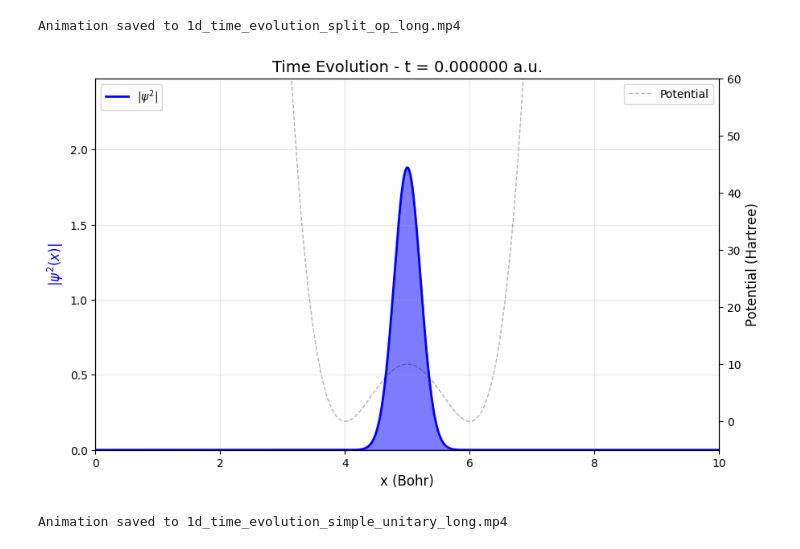
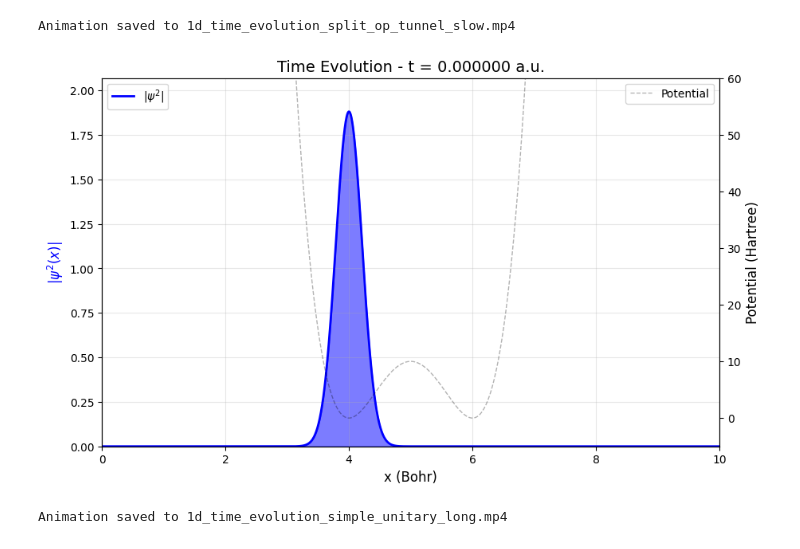
Before and after one commit to kostadubovskiy/quantum-state-solver, a Jupyter notebook: 1d_double_well.ipynb, the cells around one changed output. Drawn from its saved outputs; the diff is of its cells as text; code cells hidden in the pictures.

```diff
--- a/1d_double_well.ipynb
+++ b/1d_double_well.ipynb
@@ -15,8 +15,6 @@ def gaussian_wavepacket(x, x0, sigma, k0):
     psi0 = np.exp(-(x-x0)**2/(2*sigma**2)) * np.exp(1j*k0*x)
     psi0 = psi0 / np.sqrt(np.trapezoid(np.abs(psi0)**2, x))
     return psi0
-
-
 
 N = 2048
 L = 10.0  # Bohr
@@ -41,9 +39,9 @@ evals, evecs = H.solve()
 
 # 4. Initial wave packet
 
-x0 = 5.0
+x0 = 4.0
 sigma = 0.3
-k0 = 4.0
+k0 = 3
 
 psi0 = gaussian_wavepacket(x,x0,sigma,k0)
 
@@ -54,13 +52,25 @@ solver = Split_Operator(
     L=L,
     potential_func=quartic_double_well,
     mass=1.0,
-    dt=1e-6,
+    dt=1e-5,
     V_max=V_max,
     a=a,
     b=b
 )
 
-solver.absorbing_boundary(start_frac=0.85)
+# After creating the solver, check the potential:
+# import matplotlib.pyplot as plt
+# plt.plot(solver.x, solver.V)
+# plt.axvline(x=5.0, color='r', linestyle='--', label='Barrier center')
+# plt.xlabel('x')
+# plt.ylabel('V(x)')
+# plt.ylim(0, 50)
+# plt.title('Potential on grid')
+# plt.show()
+# # After creating solver, check if potential is affecting the phase
+# print("Potential at barrier (x=5.0):", solver.V[np.argmin(np.abs(solver.x - 5.0))])
+# print("V_half phase at barrier:", np.angle(solver.V_half[np.argmin(np.abs(solver.x - 5.0))]))
+# print("Should be approximately:", -0.5 * 10.0 * 1e-6)
 
 psi = psi0.copy()
 steps = 500000
@@ -80,12 +90,12 @@ H.test_case_name = "1D_double_well"
 vis = Visualize(hamiltonian=H, time_evolver=solver, states_to_plot=8)
 # vis.plot_all()
 # %%
-steps = 5000000
-snapshot_interval = 5000
-anim = vis.animate_wavefunctions(psi0, steps, snapshot_interval, save_path='1d_time_evolution_split_op_long.mp4', fps=20)
+steps = 100000
+snapshot_interval = 200
+anim = vis.animate_wavefunctions(psi0, steps, snapshot_interval, save_path='1d_time_evolution_split_op_tunnel_slow.mp4', fps=20, barrier_position=5.0)
 # %% [output]
-Animation saved to 1d_time_evolution_split_op_long.mp4
+Animation saved to 1d_time_evolution_split_op_tunnel_slow.mp4
-[figure, old version]
+[figure, new version]
 # %%
 # vis._create_animation_from_existing_snapshots(save_path='1d_time_evolution_v2_test.mp4', fps=20)
 # %%
```
Also changed, not shown: 3 other files.
